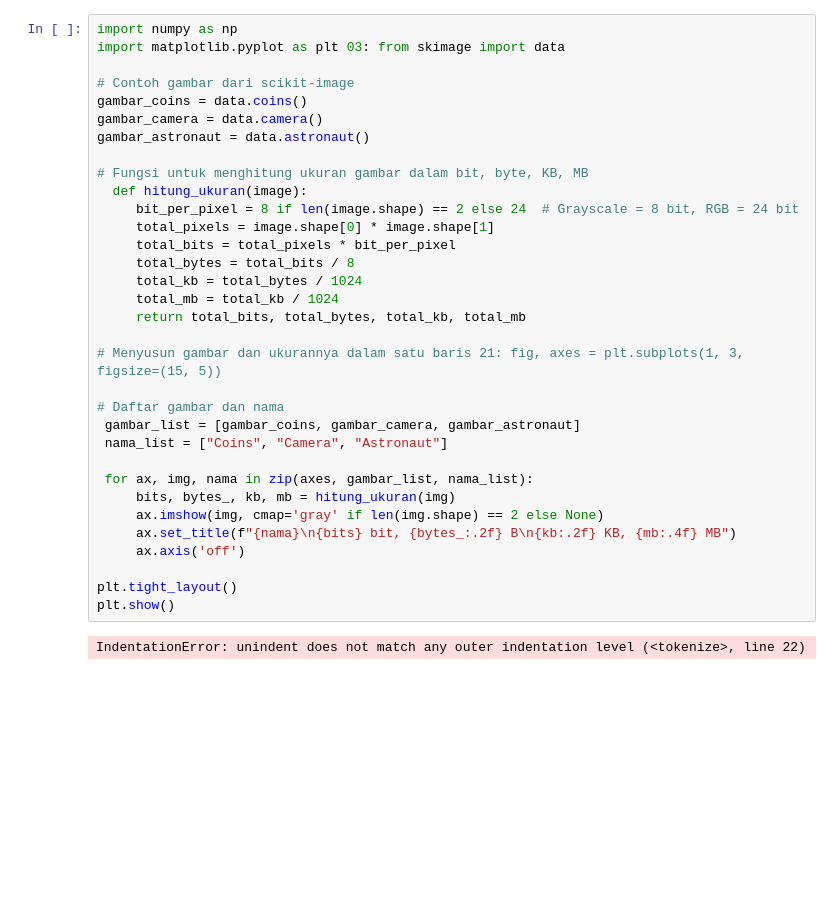
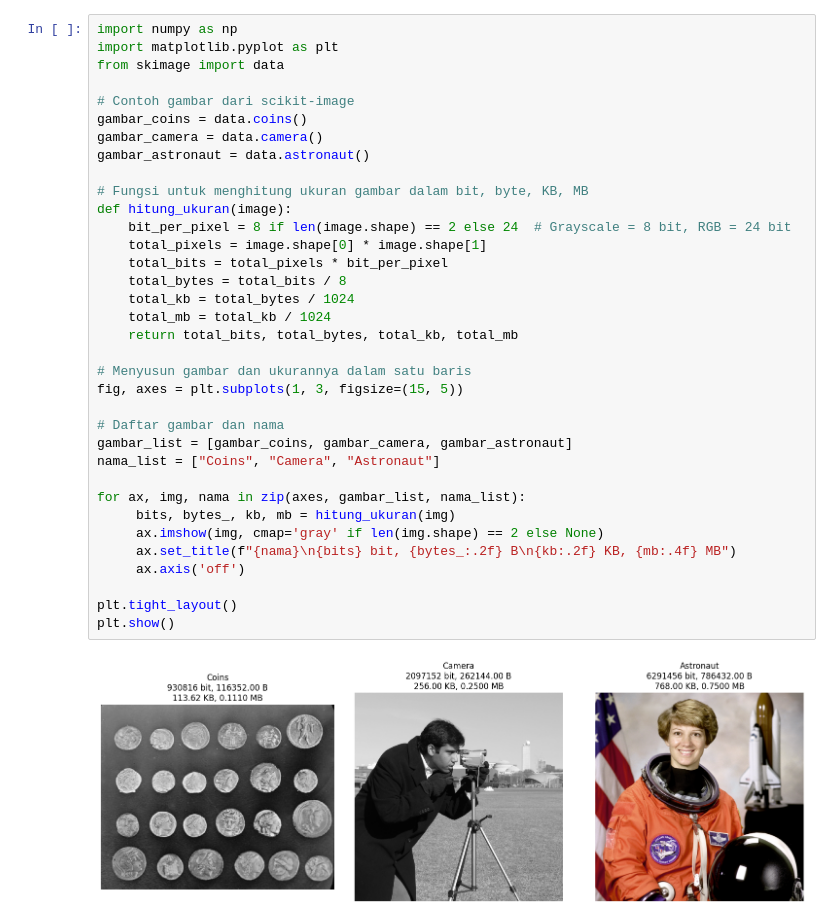
Before and after one commit to anndhc/pengolahan_citra, a Jupyter notebook: Praktikum1.ipynb, the cells around one changed output. Drawn from its saved outputs; the diff is of its cells as text; blank space fills up the shorter version.

```diff
--- a/Praktikum1.ipynb
+++ b/Praktikum1.ipynb
@@ -2,36 +2,38 @@
 <a href="https://colab.research.google.com/github/anndhc/pengolahan_citra/blob/main/Praktikum1.ipynb" target="_parent"><img src="https://colab.research.google.com/assets/colab-badge.svg" alt="Open In Colab"/></a>
 # %%
 import numpy as np
-import matplotlib.pyplot as plt 03: from skimage import data
+import matplotlib.pyplot as plt
+from skimage import data
 
 # Contoh gambar dari scikit-image
 gambar_coins = data.coins()
 gambar_camera = data.camera()
 gambar_astronaut = data.astronaut()
 
 # Fungsi untuk menghitung ukuran gambar dalam bit, byte, KB, MB
-  def hitung_ukuran(image):
-     bit_per_pixel = 8 if len(image.shape) == 2 else 24  # Grayscale = 8 bit, RGB = 24 bit
-     total_pixels = image.shape[0] * image.shape[1]
-     total_bits = total_pixels * bit_per_pixel
-     total_bytes = total_bits / 8
-     total_kb = total_bytes / 1024
-     total_mb = total_kb / 1024
-     return total_bits, total_bytes, total_kb, total_mb
+def hitung_ukuran(image):
+    bit_per_pixel = 8 if len(image.shape) == 2 else 24  # Grayscale = 8 bit, RGB = 24 bit
+    total_pixels = image.shape[0] * image.shape[1]
+    total_bits = total_pixels * bit_per_pixel
+    total_bytes = total_bits / 8
+    total_kb = total_bytes / 1024
+    total_mb = total_kb / 1024
+    return total_bits, total_bytes, total_kb, total_mb
 
-# Menyusun gambar dan ukurannya dalam satu baris 21: fig, axes = plt.subplots(1, 3, figsize=(15, 5))
+# Menyusun gambar dan ukurannya dalam satu baris
+fig, axes = plt.subplots(1, 3, figsize=(15, 5))
 
 # Daftar gambar dan nama
- gambar_list = [gambar_coins, gambar_camera, gambar_astronaut]
- nama_list = ["Coins", "Camera", "Astronaut"]
+gambar_list = [gambar_coins, gambar_camera, gambar_astronaut]
+nama_list = ["Coins", "Camera", "Astronaut"]
 
- for ax, img, nama in zip(axes, gambar_list, nama_list):
+for ax, img, nama in zip(axes, gambar_list, nama_list):
      bits, bytes_, kb, mb = hitung_ukuran(img)
      ax.imshow(img, cmap='gray' if len(img.shape) == 2 else None)
      ax.set_title(f"{nama}\n{bits} bit, {bytes_:.2f} B\n{kb:.2f} KB, {mb:.4f} MB")
      ax.axis('off')
 
 plt.tight_layout()
 plt.show()
 # %% [output]
-IndentationError: unindent does not match any outer indentation level (<tokenize>, line 22)
+[figure, added]
```
